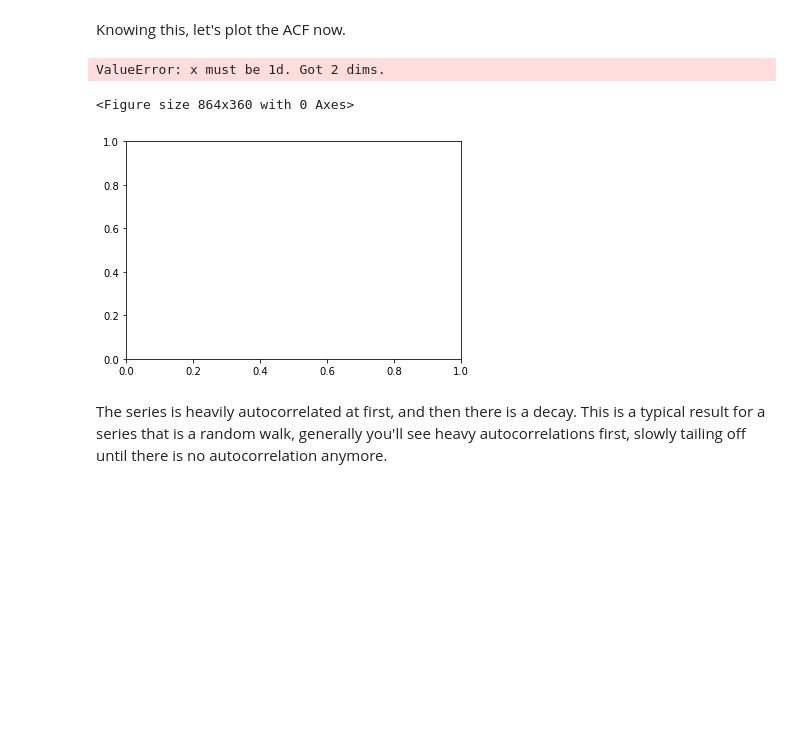
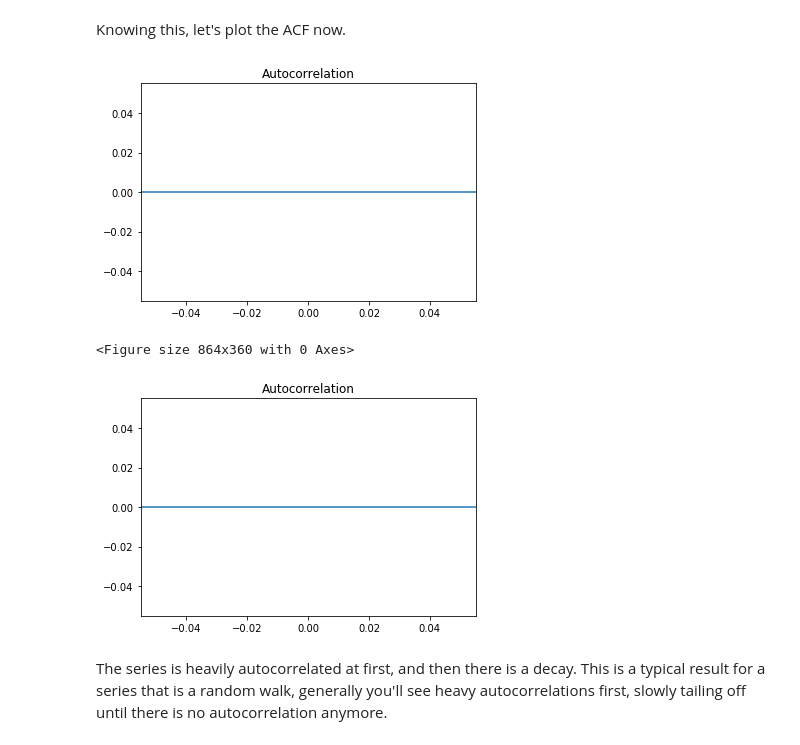
Before and after one commit to nic464/dsc-enterprise-hsbc-autocorrelation-in-time-series-lab-hsbc-ds-081319, a Jupyter notebook: index.ipynb, the cells around one changed output. Saved outputs shown, nothing was run; the diff lists cells and outputs as text; code cells hidden in the pictures; blank space fills up the shorter version.

```diff
--- a/index.ipynb
+++ b/index.ipynb
@@ -114,12 +114,12 @@ Knowing this, let's plot the ACF now.
 # %%
 from statsmodels.graphics.tsaplots import plot_acf
 
 plt.figure(figsize=(12,5))
-plot_acf(df[, lags=100)
+plot_acf(df['Euro'], lags=100)
 # %% [output]
+[figure, new version]
-ValueError: x must be 1d. Got 2 dims.
+<Figure size 864x360 with 0 Axes>
-<Figure size 864x360 with 0 Axes>
-[figure, old version]
+[figure, added]
 # %% [markdown]
 The series is heavily autocorrelated at first, and then there is a decay. This is a typical result for a series that is a random walk, generally you'll see heavy autocorrelations first, slowly tailing off until there is no autocorrelation anymore.
 # %% [markdown]
```
